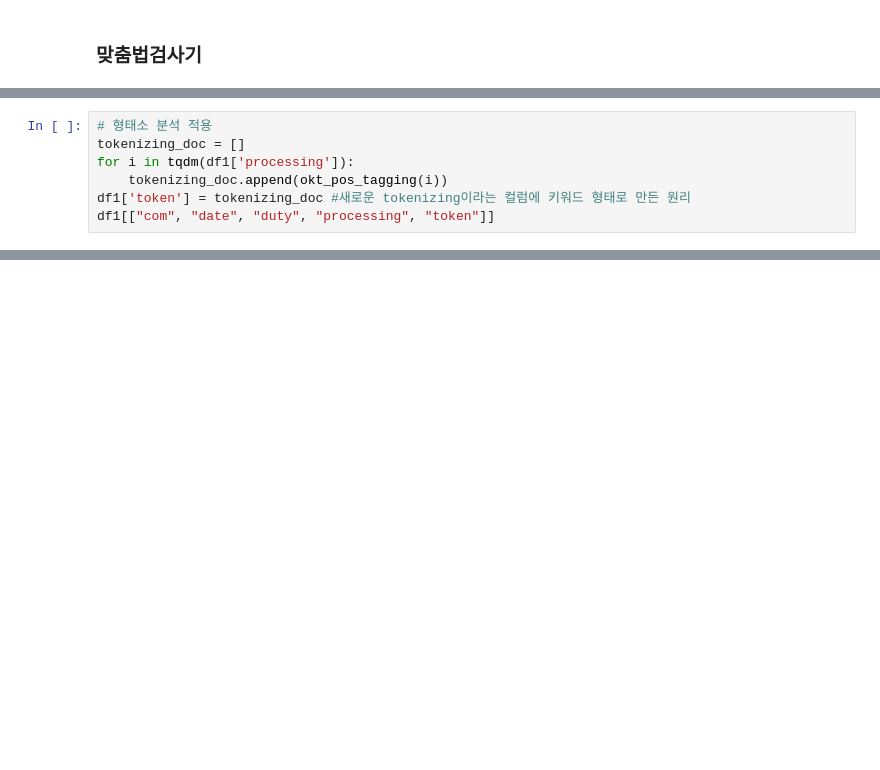
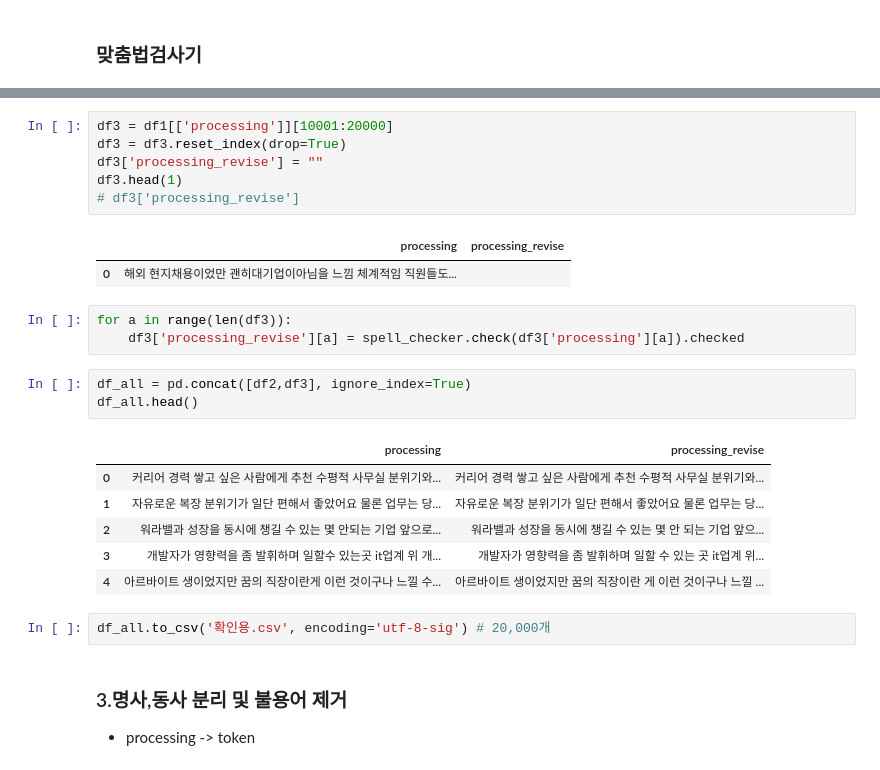
Before and after one commit to LeticiaKang/Python_SelfStudy, a Jupyter notebook: 텍스트_머신러닝_Test/1.ipynb, the cells around one changed output, grey strips where cells are left out. Drawn from its saved outputs; the diff is of its cells as text; blank space fills up the shorter version.

```diff
--- a/텍스트_머신러닝_Test/1.ipynb
+++ b/텍스트_머신러닝_Test/1.ipynb
@@ -167,7 +93,0 @@ def okt_pos_tagging(string):
-# %%
-# 형태소 분석 적용
-tokenizing_doc = []
-for i in tqdm(df1['processing']):
-    tokenizing_doc.append(okt_pos_tagging(i))
-df1['token'] = tokenizing_doc #새로운 tokenizing이라는 컬럼에 키워드 형태로 만든 원리
-df1[["com", "date", "duty", "processing", "token"]]
@@ -202,0 +129,27 @@ kkk
+# %%
+df3 = df1[['processing']][10001:20000]
+df3 = df3.reset_index(drop=True)
+df3['processing_revise'] = ""
+df3.head(1)
+# df3['processing_revise']
+# %% [output]
+|  | processing | processing_revise |
+| 0 | 해외 현지채용이었만 괜히대기업이아님을 느낌 체계적임 직원들도... |  |
+# %%
+for a in range(len(df3)):
+    df3['processing_revise'][a] = spell_checker.check(df3['processing'][a]).checked
+# %%
+df_all = pd.concat([df2,df3], ignore_index=True)
+df_all.head()
+# %% [output]
+|  | processing | processing_revise |
+| 0 | 커리어 경력 쌓고 싶은 사람에게 추천 수평적 사무실 분위기와... | 커리어 경력 쌓고 싶은 사람에게 추천 수평적 사무실 분위기와... |
+| 1 | 자유로운 복장 분위기가 일단 편해서 좋았어요 물론 업무는 당... | 자유로운 복장 분위기가 일단 편해서 좋았어요 물론 업무는 당... |
+| 2 | 워라밸과 성장을 동시에 챙길 수 있는 몇 안되는 기업 앞으로... | 워라밸과 성장을 동시에 챙길 수 있는 몇 안 되는 기업 앞으... |
+| 3 | 개발자가 영향력을 좀 발휘하며 일할수 있는곳 it업계 위 개... | 개발자가 영향력을 좀 발휘하며 일할 수 있는 곳 it업계 위... |
+| 4 | 아르바이트 생이었지만 꿈의 직장이란게 이런 것이구나 느낄 수... | 아르바이트 생이었지만 꿈의 직장이란 게 이런 것이구나 느낄 ... |
+# %%
+df_all.to_csv('확인용.csv', encoding='utf-8-sig') # 20,000개
+# %% [markdown]
+### 3.명사,동사 분리 및 불용어 제거
+- processing -> token
```
Also changed, not shown: parts of 59 cells of this notebook, 14 other files.
